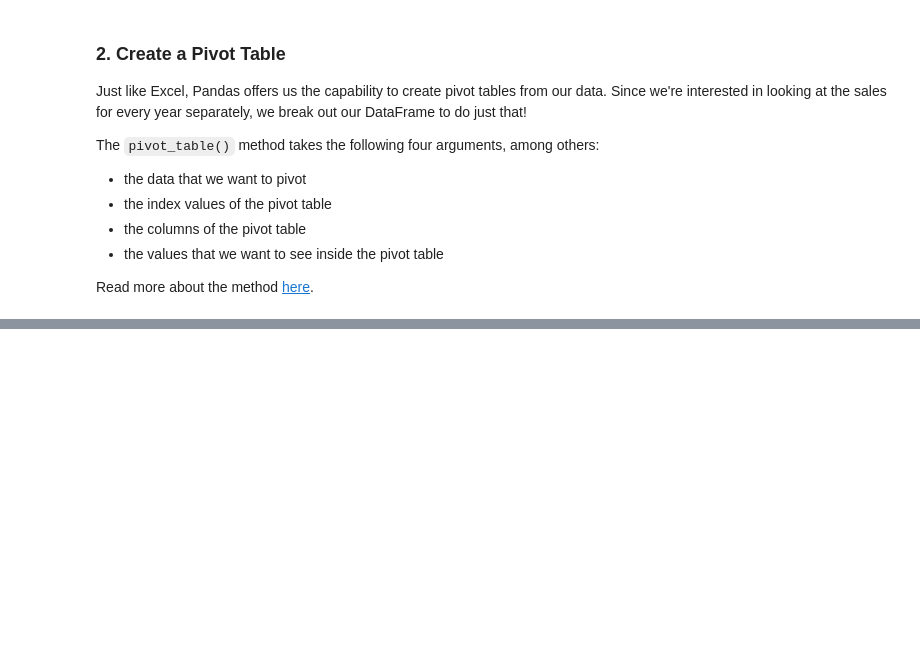
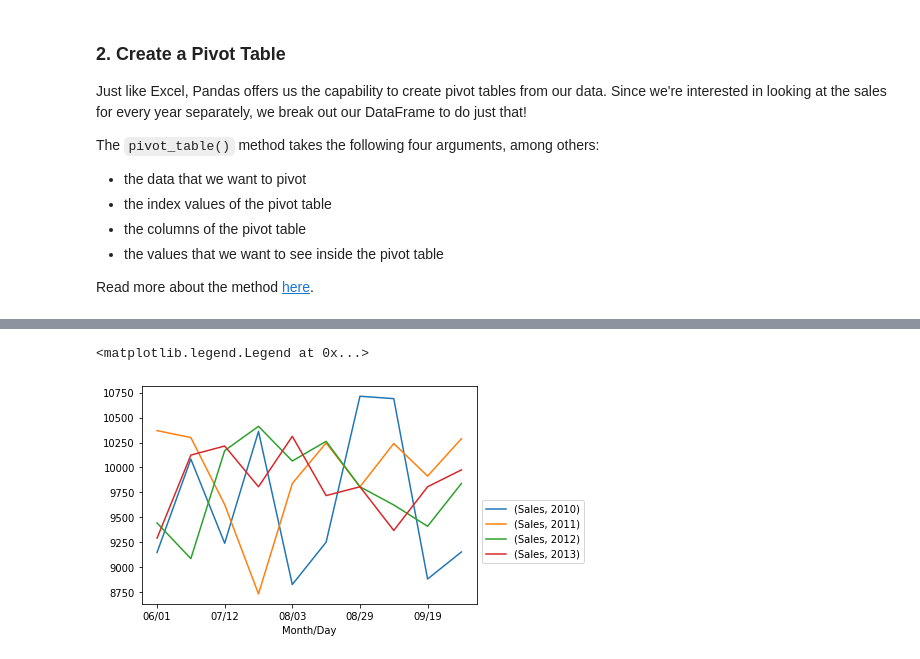
Before and after one commit to IshanaRaina/pandas-labs, a Jupyter notebook: adult_pandas.ipynb, the cells around one changed output, grey strips where cells are left out. Drawn from its saved outputs; the diff is of its cells as text; code cells hidden in the pictures; blank space fills up the shorter version.

Commit message:
add visualization

```diff
--- a/adult_pandas.ipynb
+++ b/adult_pandas.ipynb
@@ -127,0 +147,3 @@ piv
+# %%
+new_piv = pd.pivot_table(df, index=['Month/Day'], columns=['Year'], values=['Sales'], fill_value = df['Sales'].mean())
+new_piv
@@ -127,0 +171,6 @@ piv
+# %%
+new_piv.plot()
+plt.legend(bbox_to_anchor=(1.0, 0.5))
+# %% [output]
+<matplotlib.legend.Legend at 0x...>
+[figure, added]
```
Also changed, not shown: parts of 7 cells of this notebook.
